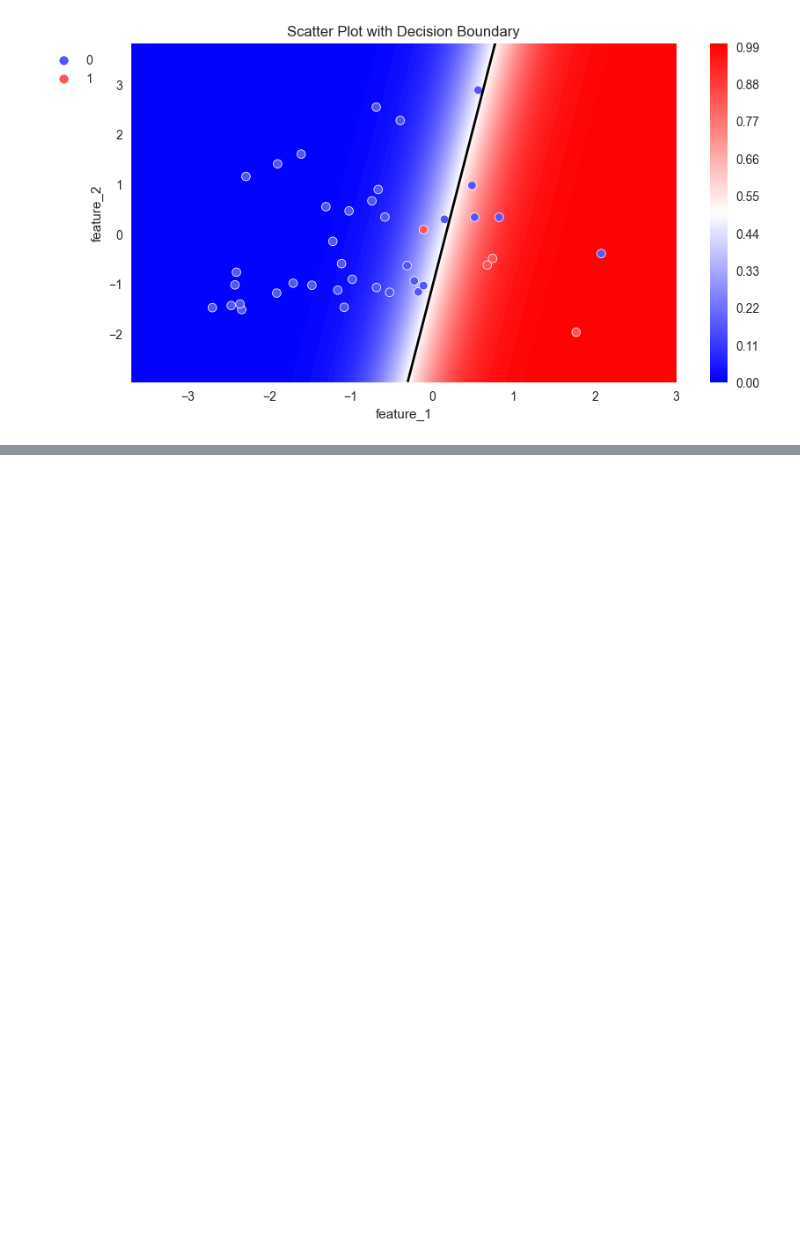
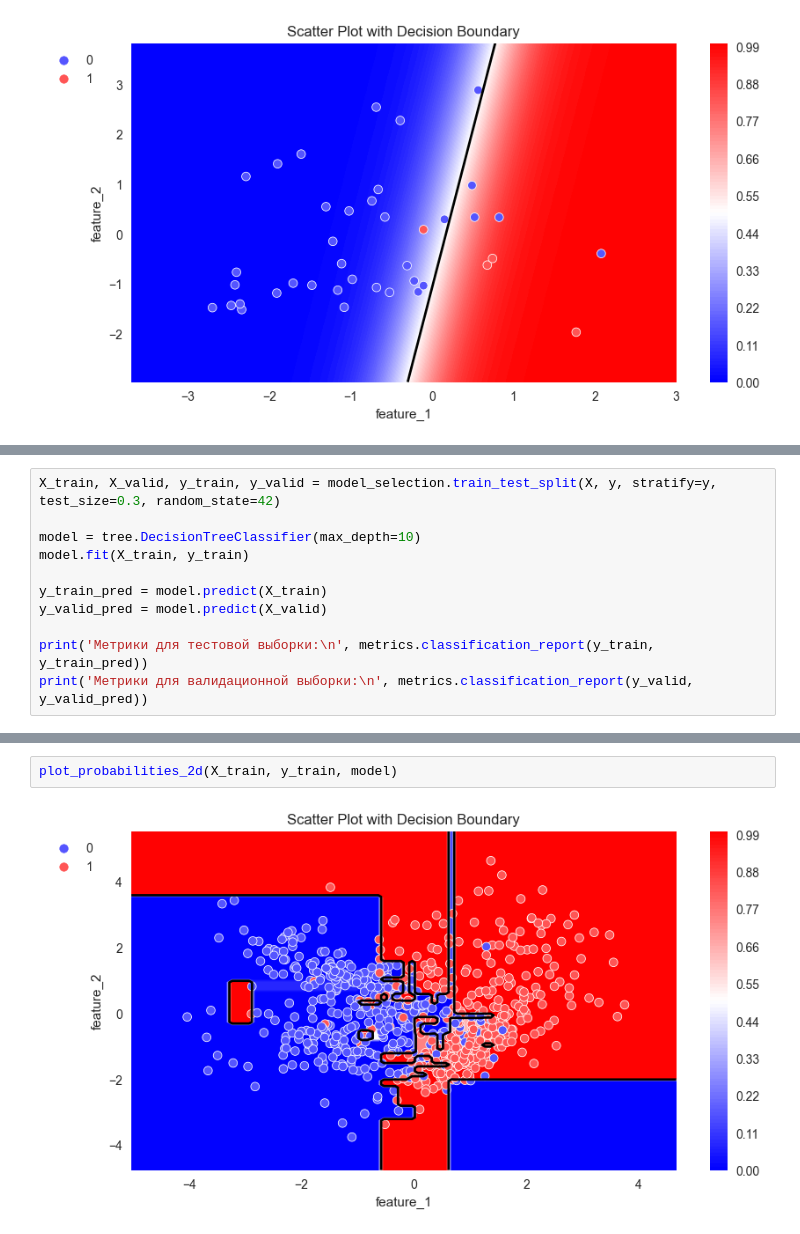
Before and after one commit to DenisBaburin/ds_school_148, a Jupyter notebook: DS_school/ML basics/ML-5_Валидация данных и оценка моделей/ML-5_Валидация данных и оценка моделей_теория.ipynb, the cells around one changed output, grey strips where cells are left out. Saved outputs shown, nothing was run; the diff lists cells and outputs as text; blank space fills up the shorter version.

```diff
--- a/DS_school/ML basics/ML-5_Валидация данных и оценка моделей/ML-5_Валидация данных и оценка моделей_теория.ipynb
+++ b/DS_school/ML basics/ML-5_Валидация данных и оценка моделей/ML-5_Валидация данных и оценка моделей_теория.ipynb
@@ -594,0 +659,11 @@ plot_probabilities_2d(X_valid, y_valid, model)
+# %%
+X_train, X_valid, y_train, y_valid = model_selection.train_test_split(X, y, stratify=y, test_size=0.3, random_state=42)
+
+model = tree.DecisionTreeClassifier(max_depth=10)
+model.fit(X_train, y_train)
+
+y_train_pred = model.predict(X_train)
+y_valid_pred = model.predict(X_valid)
+
+print('Метрики для тестовой выборки:\n', metrics.classification_report(y_train, y_train_pred))
+print('Метрики для валидационной выборки:\n', metrics.classification_report(y_valid, y_valid_pred))
@@ -594,0 +690,4 @@ plot_probabilities_2d(X_valid, y_valid, model)
+# %%
+plot_probabilities_2d(X_train, y_train, model)
+# %% [output]
+[figure, added]
```
Also changed, not shown: parts of 8 cells of this notebook.
